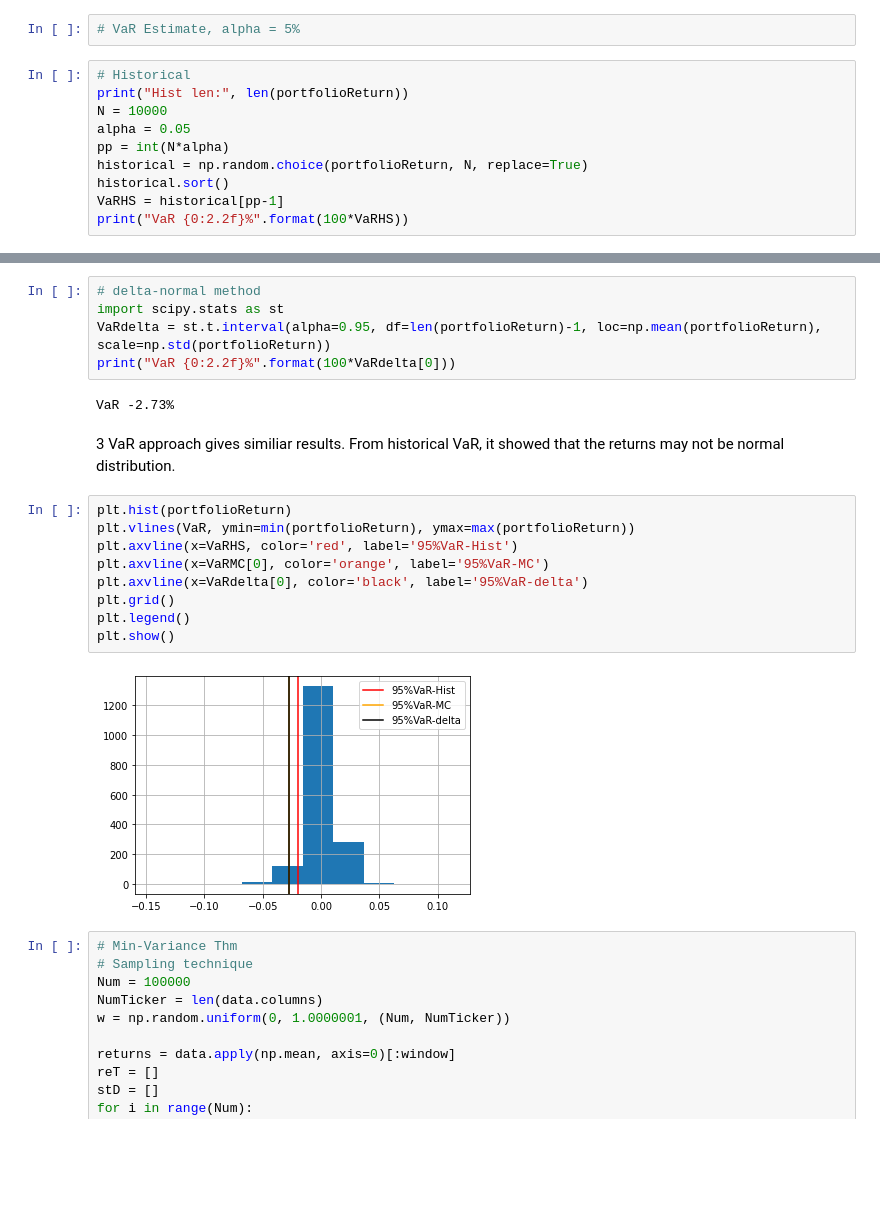
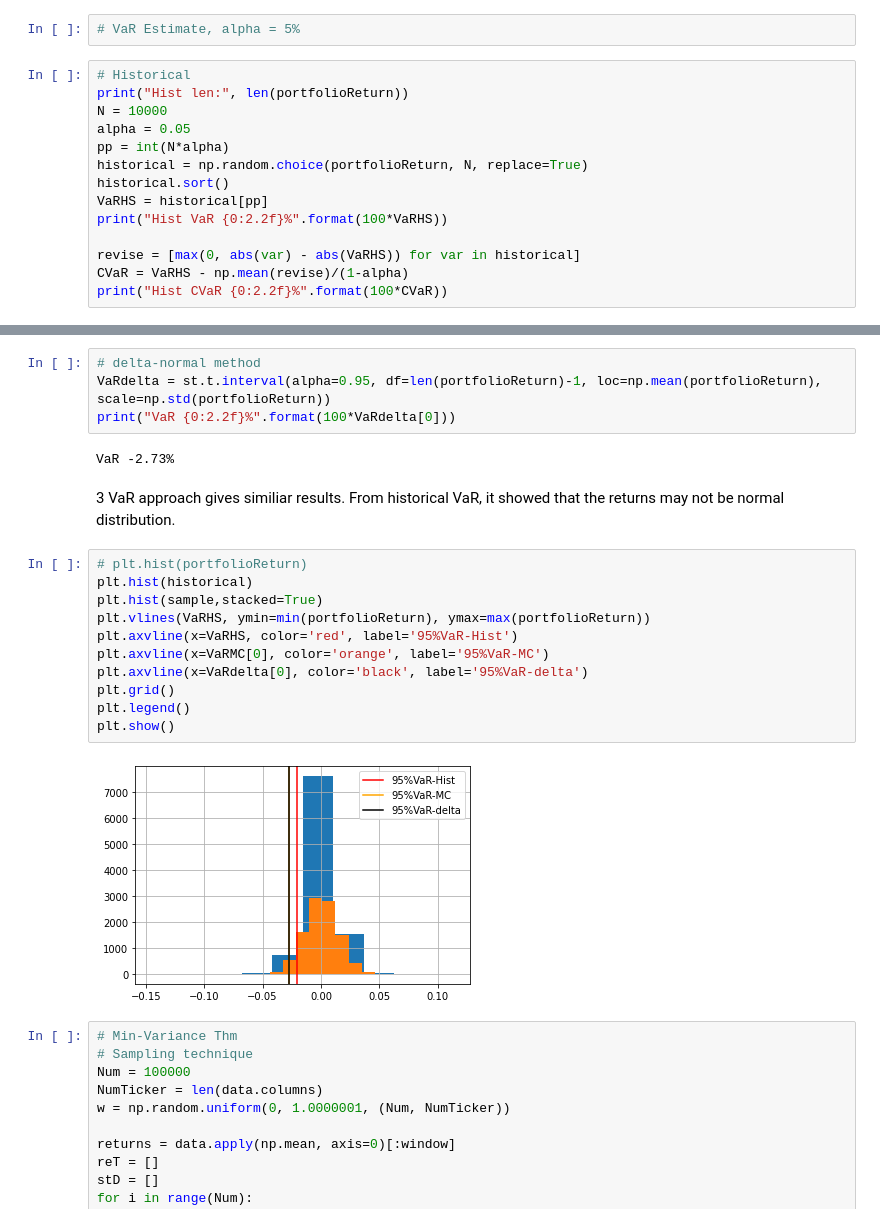
Before and after one commit to jameshuanghuang/Some-Assignment-in-Colab, a Jupyter notebook: VaR.ipynb, the cells around one changed output, grey strips where cells are left out. Saved outputs shown, nothing was run; the diff lists cells and outputs as text; blank space fills up the shorter version.

```diff
--- a/VaR.ipynb
+++ b/VaR.ipynb
@@ -145,7 +147,11 @@ alpha = 0.05
 pp = int(N*alpha)
 historical = np.random.choice(portfolioReturn, N, replace=True)
 historical.sort()
-VaRHS = historical[pp-1]
-print("VaR {0:2.2f}%".format(100*VaRHS))
+VaRHS = historical[pp]
+print("Hist VaR {0:2.2f}%".format(100*VaRHS))
+
+revise = [max(0, abs(var) - abs(VaRHS)) for var in historical]
+CVaR = VaRHS - np.mean(revise)/(1-alpha)
+print("Hist CVaR {0:2.2f}%".format(100*CVaR))
 # %% [output]
 Hist len: 1762
@@ -162,6 +175,5 @@ VaR -2.77%
 # %%
 # delta-normal method
-import scipy.stats as st
 VaRdelta = st.t.interval(alpha=0.95, df=len(portfolioReturn)-1, loc=np.mean(portfolioReturn), scale=np.std(portfolioReturn))
 print("VaR {0:2.2f}%".format(100*VaRdelta[0]))
 # %% [output]
@@ -169,16 +181,18 @@ VaR -2.73%
 # %% [markdown]
 3 VaR approach gives similiar results. From historical VaR, it showed that the returns may not be normal distribution.
 # %%
-plt.hist(portfolioReturn)
-plt.vlines(VaR, ymin=min(portfolioReturn), ymax=max(portfolioReturn))
+# plt.hist(portfolioReturn)
+plt.hist(historical)
+plt.hist(sample,stacked=True)
+plt.vlines(VaRHS, ymin=min(portfolioReturn), ymax=max(portfolioReturn))
 plt.axvline(x=VaRHS, color='red', label='95%VaR-Hist')
 plt.axvline(x=VaRMC[0], color='orange', label='95%VaR-MC')
 plt.axvline(x=VaRdelta[0], color='black', label='95%VaR-delta')
 plt.grid()
 plt.legend()
 plt.show()
 # %% [output]
-[figure, old version]
+[figure, new version]
 # %%
 # Min-Variance Thm
 # Sampling technique
```
Also changed, not shown: parts of 13 cells of this notebook.
